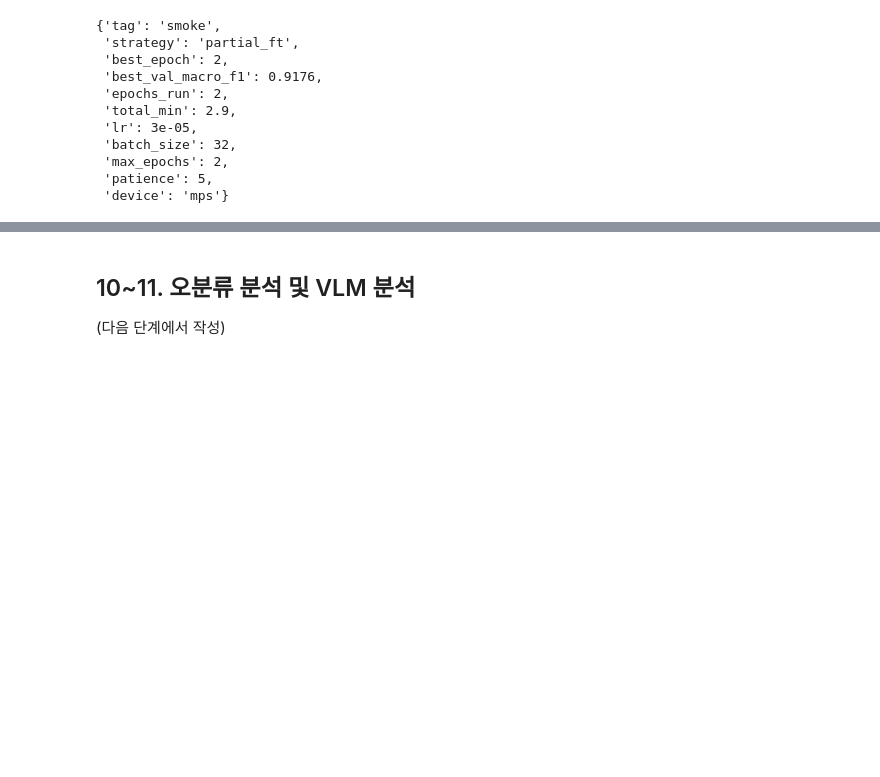
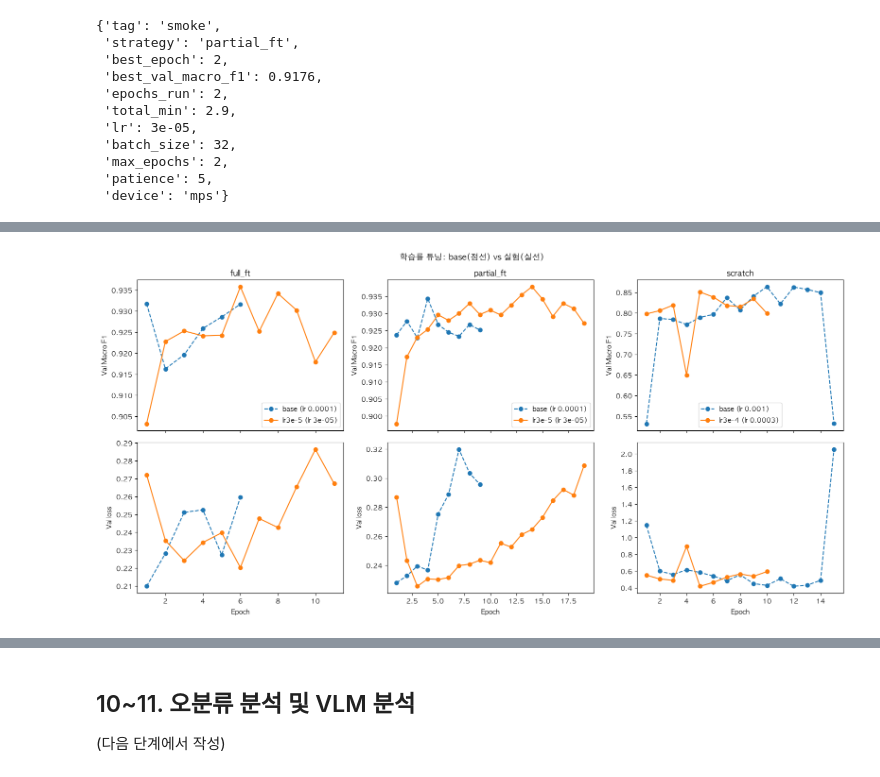
Before and after one commit to ehdwls1452/CV_Project_2, a Jupyter notebook: notebooks/03_modeling.ipynb, the cells around one changed output, grey strips where cells are left out. Drawn from its saved outputs; the diff is of its cells as text; code cells hidden in the pictures; blank space fills up the shorter version.

```diff
--- a/notebooks/03_modeling.ipynb
+++ b/notebooks/03_modeling.ipynb
@@ -486,0 +529,29 @@ pd.DataFrame(tune_results)
+# %%
+# ===== 9-4. 전략별 base vs 튜닝 Val Macro F1 / Val loss 곡선 =====
+import matplotlib.pyplot as plt
+
+FIG_DIR = RESULT_DIR.parent / "figures"          # 이미 FIG_DIR이 있으면 이 줄은 지워도 됨
+FIG_DIR.mkdir(exist_ok=True)
+
+fig, axes = plt.subplots(2, 3, figsize=(16, 8), sharex="col")
+for col, (strategy, lr, tag) in enumerate(LR_TUNING):
+    for t, style in [("base", "--"), (tag, "-")]:
+        path = RESULT_DIR / f"history_{t}_{strategy}.csv"
+        if not path.exists():
+            continue
+        h = pd.read_csv(path)
+        label = f"{t} (lr {BASE_LR[strategy] if t == 'base' else lr})"
+        axes[0, col].plot(h["epoch"], h["val_macro_f1"], style, marker="o", label=label)
+        axes[1, col].plot(h["epoch"], h["val_loss"], style, marker="o", label=label)
+    axes[0, col].set_title(strategy)
+    axes[0, col].set_ylabel("Val Macro F1")
+    axes[1, col].set_ylabel("Val loss")
+    axes[1, col].set_xlabel("Epoch")
+    axes[0, col].legend()
+
+plt.suptitle("학습률 튜닝: base(점선) vs 실험(실선)")
+plt.tight_layout()
+plt.savefig(FIG_DIR / "09_lr_tuning_curves.png", dpi=150, bbox_inches="tight")
+plt.show()
+# %% [output]
+[figure, added]
```
Also changed, not shown: parts of 4 cells of this notebook, 9 other files.
